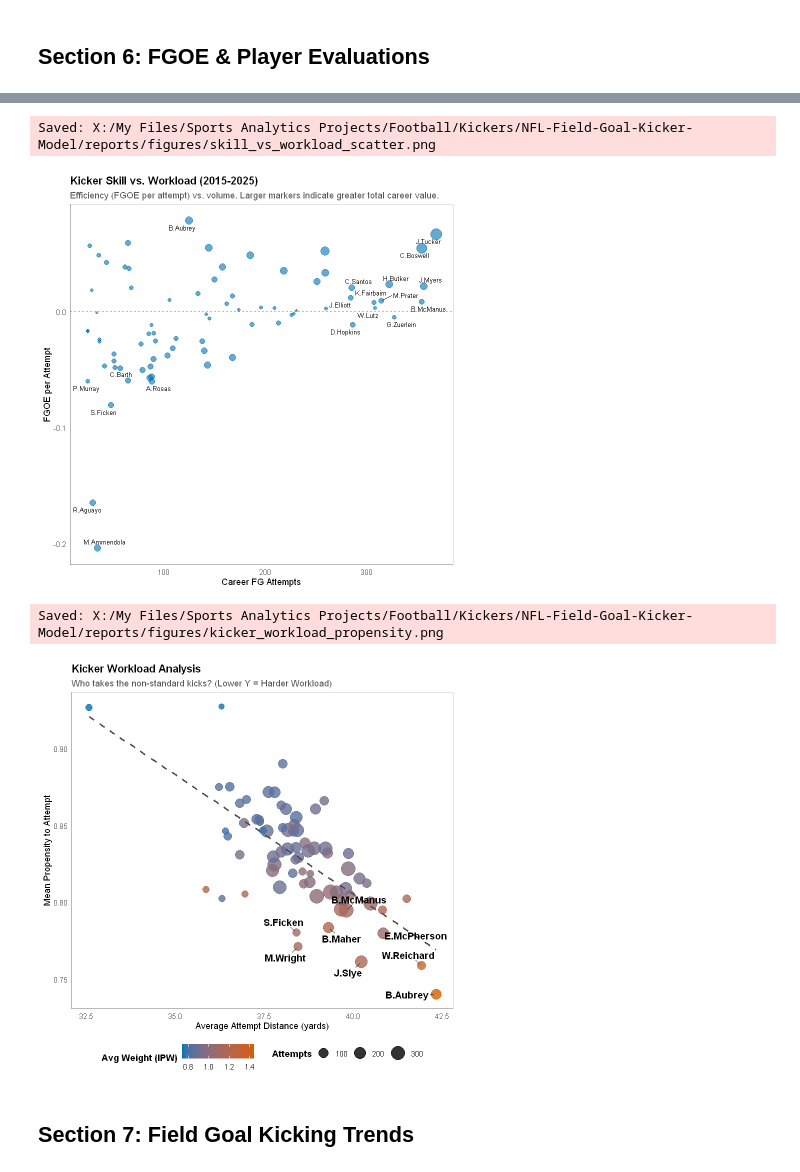
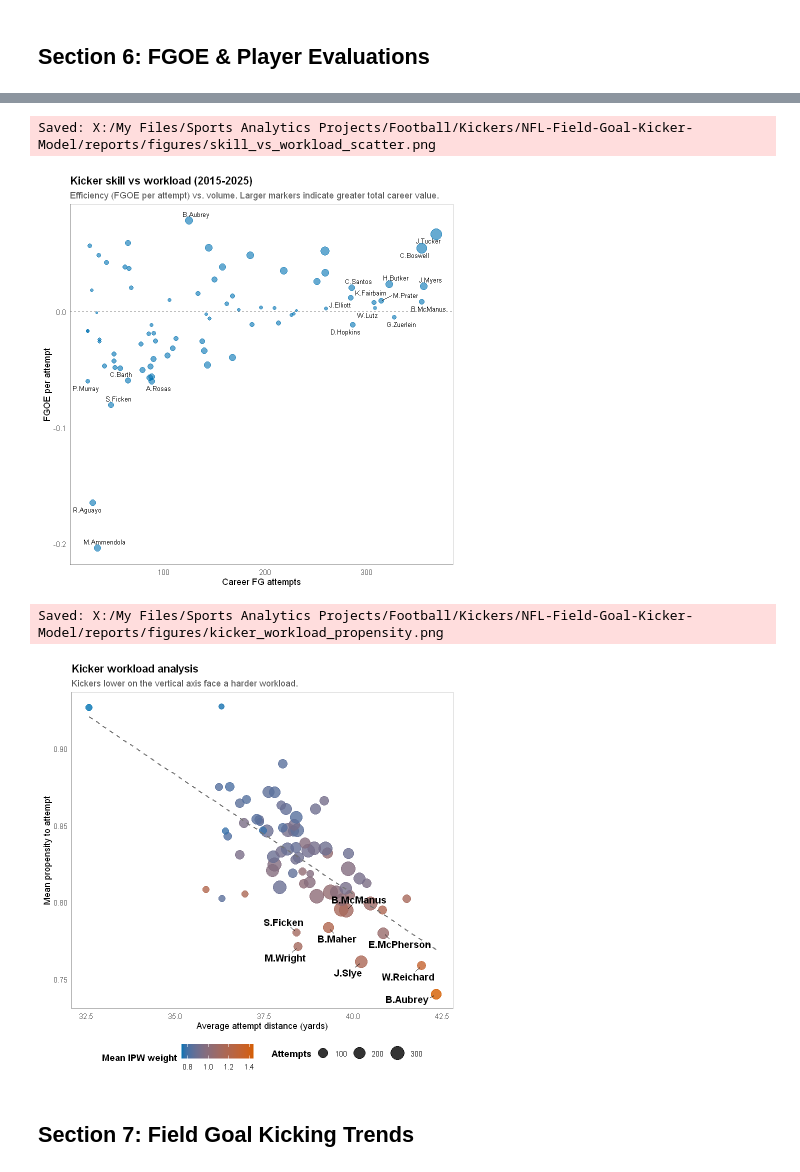
Before and after one commit to eker3777/NFL-Field-Goal-Kicker-Model, a Jupyter notebook: notebooks/05_visuals.ipynb, the cells around one changed output, grey strips where cells are left out. Drawn from its saved outputs; the diff is of its cells as text; code cells hidden in the pictures.

```diff
--- a/notebooks/05_visuals.ipynb
+++ b/notebooks/05_visuals.ipynb
@@ -970,19 +978,19 @@ p_skill <- ggplot(leaderboard, aes(attempts, fgoe_per, label = kicker_player_nam
   geom_hline(yintercept = 0, lty = 2, colour = 'grey50') +
   scale_size_continuous(range = c(1, 6), guide = 'none') +
   labs(
-    title    = 'Kicker Skill vs. Workload (2015-2025)',
+    title    = 'Kicker skill vs workload (2015-2025)',
     subtitle = 'Efficiency (FGOE per attempt) vs. volume. Larger markers indicate greater total career value.',
-    x = 'Career FG Attempts',
-    y = 'FGOE per Attempt'
+    x = 'Career FG attempts',
+    y = 'FGOE per attempt'
   ) +
   theme_paper()
 print(p_skill)
 save_fig(p_skill, 'skill_vs_workload_scatter.png')
 # %% [output]
 Saved: X:/My Files/Sports Analytics Projects/Football/Kickers/NFL-Field-Goal-Kicker-Model/reports/figures/skill_vs_workload_scatter.png
-[figure, old version]
+[figure, new version]
 # %%
-# --- Kicker Workload Analysis ---
+# --- Kicker workload analysis ---
 kicker_propensity <- fg_full_pooled %>%
   group_by(kicker_player_name) %>%
   summarise(
@@ -992,40 +1000,40 @@ kicker_propensity <- fg_full_pooled %>%
     avg_weight = mean(as.numeric(weight_multinom_hajek), na.rm = TRUE),
     .groups = "drop"
   ) %>%
   filter(n_attempts >= 30) %>%
   arrange(mean_attempt_prob)
 
 p_prop <- ggplot(kicker_propensity, aes(x = avg_distance, y = mean_attempt_prob)) +
   geom_point(aes(size = n_attempts, color = avg_weight), alpha = 0.8) +
-  geom_smooth(method = "lm", formula = y ~ x, color = "grey30", linetype = "dashed", se = FALSE, size = 1) +
+  geom_smooth(method = "lm", formula = y ~ x, colour = "grey45", linetype = "dashed", se = FALSE, linewidth = 0.6) +
   geom_text_repel(
     data = head(kicker_propensity, 8),
     aes(label = kicker_player_name),
     size = 4,
     fontface = "bold",
     box.padding = 0.5,
     point.padding = 0.3,
     min.segment.length = 0
   ) +
-  scale_color_gradient(low = "#0072B2", high = "#D55E00", name = "Avg Weight (IPW)") +
+  scale_color_gradient(low = "#0072B2", high = "#D55E00", name = "Mean IPW weight") +
   scale_size_continuous(range = c(3, 8), name = "Attempts") +
   labs(
-    title = "Kicker Workload Analysis",
-    subtitle = "Who takes the non-standard kicks? (Lower Y = Harder Workload)",
-    x = "Average Attempt Distance (yards)",
-    y = "Mean Propensity to Attempt"
+    title = "Kicker workload analysis",
+    subtitle = "Kickers lower on the vertical axis face a harder workload.",
+    x = "Average attempt distance (yards)",
+    y = "Mean propensity to attempt"
   ) +
   theme_paper() +
   theme(
     legend.position = "bottom",
     legend.box = "horizontal",
     legend.title = element_text(face = "bold")
   )
 print(p_prop)
 save_fig(p_prop, 'kicker_workload_propensity.png', w = 12, h = 8)
 # %% [output]
 Saved: X:/My Files/Sports Analytics Projects/Football/Kickers/NFL-Field-Goal-Kicker-Model/reports/figures/kicker_workload_propensity.png
-[figure, old version]
+[figure, new version]
 # %% [markdown]
 ## Section 7: Field Goal Kicking Trends
 # %%
```
Also changed, not shown: parts of 26 cells of this notebook, 31 other files.
